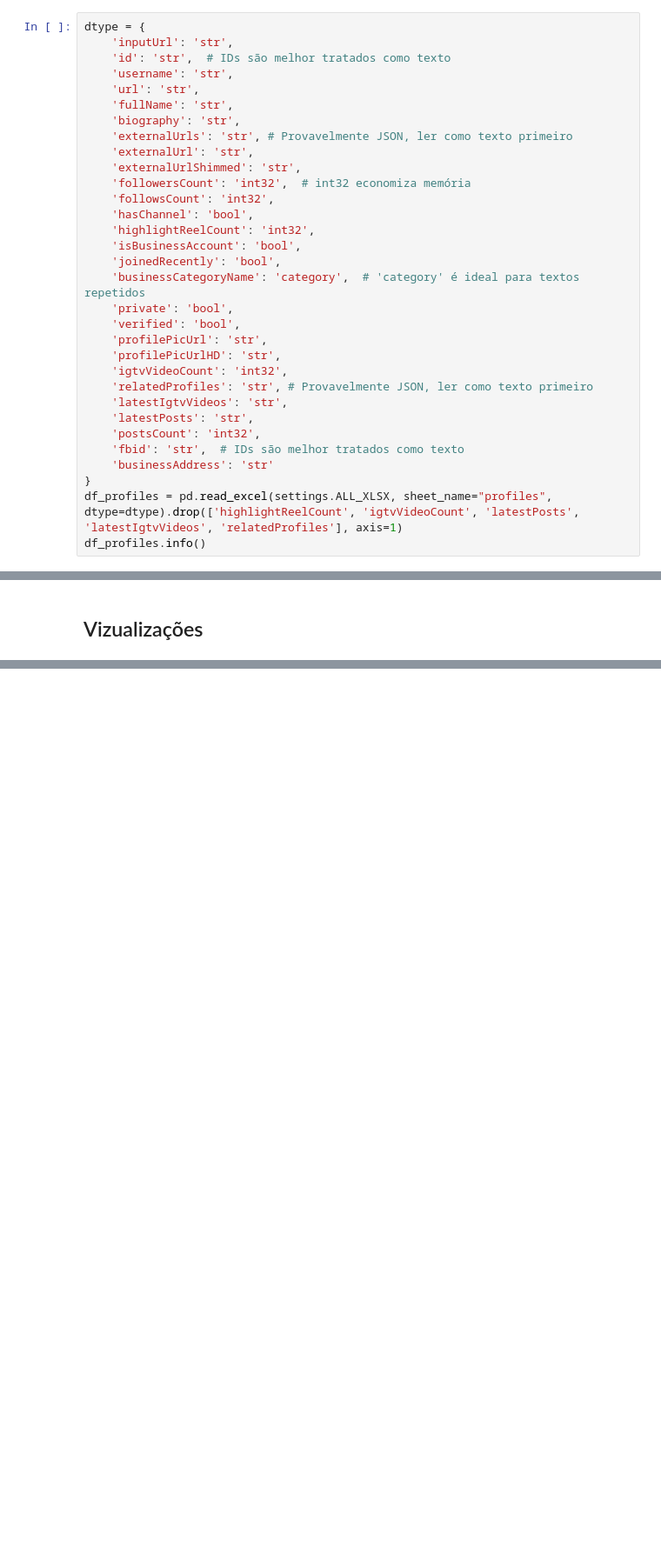
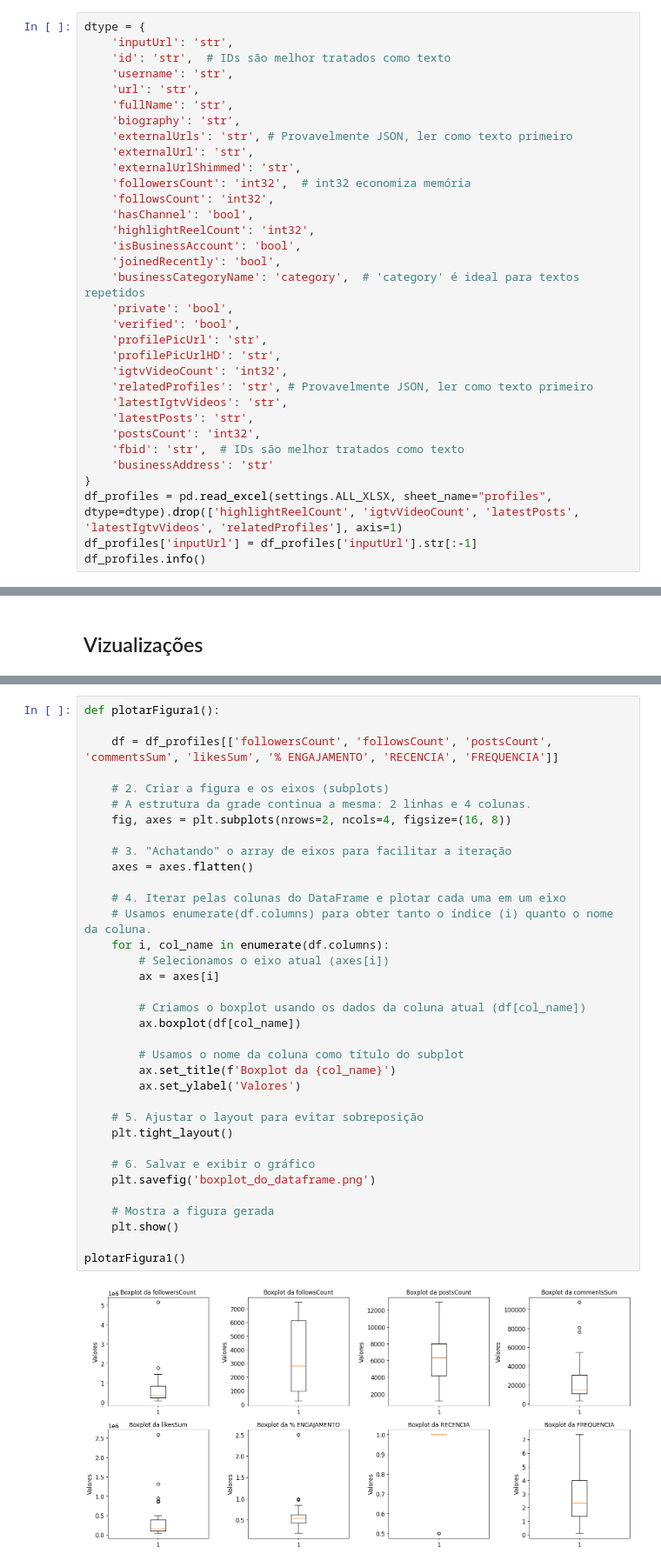
Before and after one commit to Vini0606/Tecnicas-de-Ciencia-de-Dados-em-dados-do-Instagram, a Jupyter notebook: notebooks/02_analise_exploratoria.ipynb, the cells around one changed output, grey strips where cells are left out. Shown at 87% size. Saved outputs shown, nothing was run; the diff lists cells and outputs as text; blank space fills up the shorter version.

```diff
--- a/notebooks/02_analise_exploratoria.ipynb
+++ b/notebooks/02_analise_exploratoria.ipynb
@@ -59,6 +59,7 @@ dtype = {
     'businessAddress': 'str'
 }
 df_profiles = pd.read_excel(settings.ALL_XLSX, sheet_name="profiles", dtype=dtype).drop(['highlightReelCount', 'igtvVideoCount', 'latestPosts', 'latestIgtvVideos', 'relatedProfiles'], axis=1)
+df_profiles['inputUrl'] = df_profiles['inputUrl'].str[:-1]
 df_profiles.info()
 # %% [output]
 <class 'pandas.core.frame.DataFrame'>
@@ -471,0 +395,37 @@ plt.show()
+# %%
+def plotarFigura1():
+
+    df = df_profiles[['followersCount', 'followsCount', 'postsCount', 'commentsSum', 'likesSum', '% ENGAJAMENTO', 'RECENCIA', 'FREQUENCIA']]
+
+    # 2. Criar a figura e os eixos (subplots)
+    # A estrutura da grade continua a mesma: 2 linhas e 4 colunas.
+    fig, axes = plt.subplots(nrows=2, ncols=4, figsize=(16, 8))
+
+    # 3. "Achatando" o array de eixos para facilitar a iteração
+    axes = axes.flatten()
+
+    # 4. Iterar pelas colunas do DataFrame e plotar cada uma em um eixo
+    # Usamos enumerate(df.columns) para obter tanto o índice (i) quanto o nome da coluna.
+    for i, col_name in enumerate(df.columns):
+        # Selecionamos o eixo atual (axes[i])
+        ax = axes[i]
+
+        # Criamos o boxplot usando os dados da coluna atual (df[col_name])
+        ax.boxplot(df[col_name])
+
+        # Usamos o nome da coluna como título do subplot
+        ax.set_title(f'Boxplot da {col_name}')
+        ax.set_ylabel('Valores')
+
+    # 5. Ajustar o layout para evitar sobreposição
+    plt.tight_layout()
+
+    # 6. Salvar e exibir o gráfico
+    plt.savefig('boxplot_do_dataframe.png')
+
+    # Mostra a figura gerada
+    plt.show()
+
+plotarFigura1()
+# %% [output]
+[figure, added]
```
Also changed, not shown: parts of 5 cells of this notebook, 9 other files.
